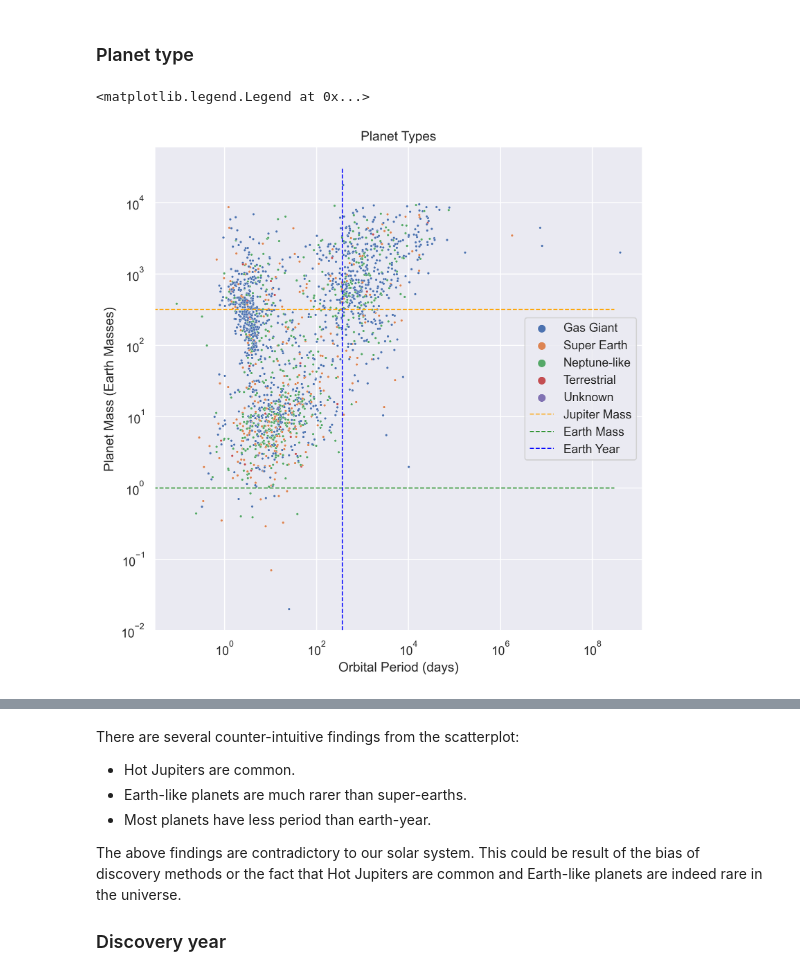
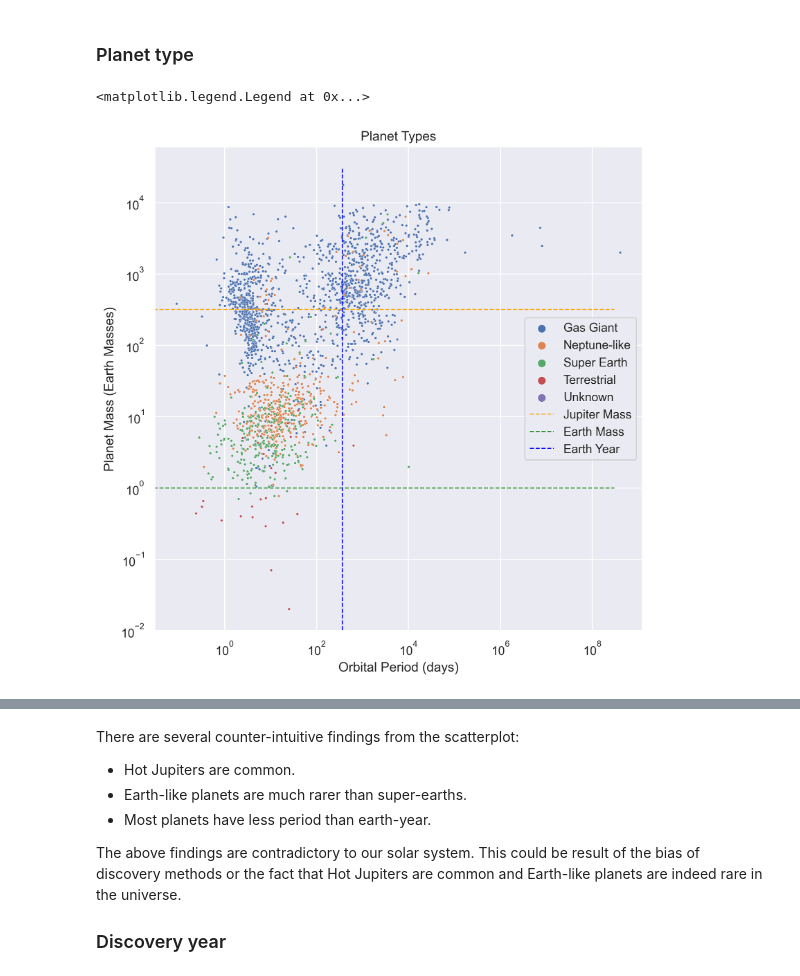
Before and after one commit to Wang-Zhongwei/Exoplanets, a Jupyter notebook: eda.ipynb, the cells around one changed output, grey strips where cells are left out. Cells and saved outputs as stored; diff of their text form; code cells hidden in the pictures.

Commit message:
cleaned dataset and fix planet types mismatch

```diff
--- a/eda.ipynb
+++ b/eda.ipynb
@@ -66,3 +66,4 @@ import pandas as pd
 import numpy as np
 import matplotlib.pyplot as plt
 import seaborn as sns
+sns.set_theme()
@@ -72,3 +70,9 @@ df = pd.read_csv('data/confirmed.csv', header=98)
+# %%
+import pandas as pd
+import numpy as np
+
+# Read the datasets
+df = pd.read_csv("data/cleaned_5272.csv")
 # %%
 fig, ax = plt.subplots(figsize=(8,12), dpi=300)
 (df.isna().sum()/len(df)).sort_values().plot(kind='barh', ax=ax)
@@ -170,15 +172,15 @@ planet_type = pd.read_csv('data/cleaned_5250.csv')['planet_type']
 # %%
 fig, ax = plt.subplots(1, 1, figsize=(8, 8), dpi=300)
-sns.scatterplot(data=df, x='pl_orbper', y='pl_bmasse', hue=planet_type, ax=ax, s=5)
+sns.scatterplot(data=df, x='pl_orbper', y='pl_bmasse', hue='planet_type', ax=ax, s=5)
 ax.plot([0, 3e8], [318, 318], color='orange', linestyle='--', linewidth=1, label='Jupiter Mass')
 ax.plot([0, 3e8], [1, 1], color='green', linestyle='--', linewidth=1, label='Earth Mass')
 ax.plot([365.25, 365.25], [0, 3e4], color='blue', linestyle='--', linewidth=1, label='Earth Year')
 ax.set_xscale('log')
 ax.set_yscale('log')
 ax.set_xlabel('Orbital Period (days)')
 ax.set_ylabel('Planet Mass (Earth Masses)')
 ax.set_title('Planet Types')
 ax.legend()
 # %% [output]
 <matplotlib.legend.Legend at 0x...>
-[figure, old version]
+[figure, new version]
```
Also changed, not shown: parts of 4 cells of this notebook, 3 other files.
